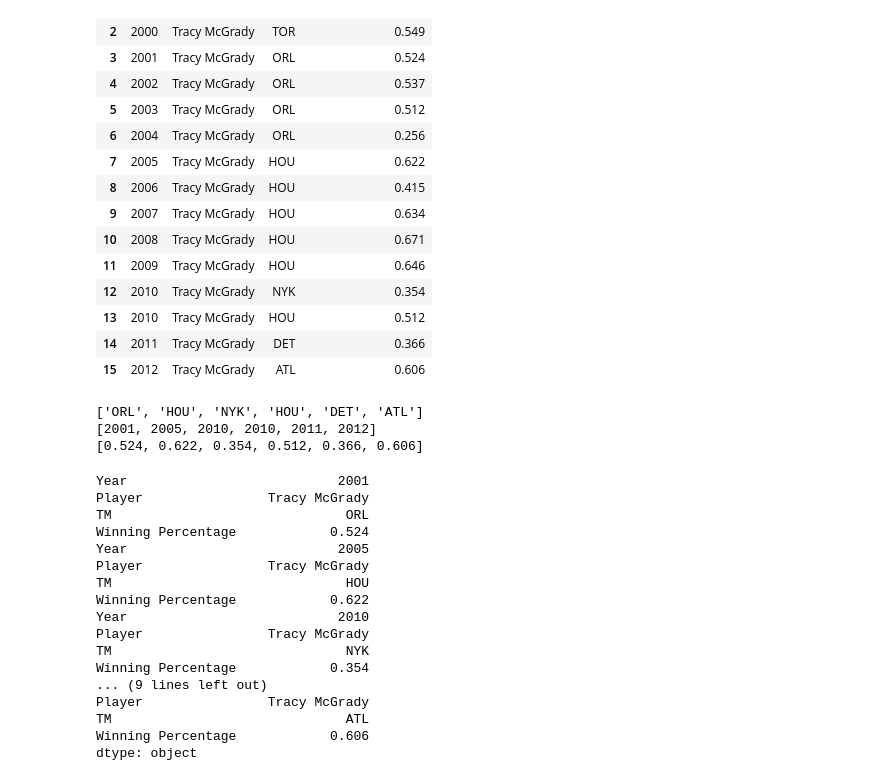
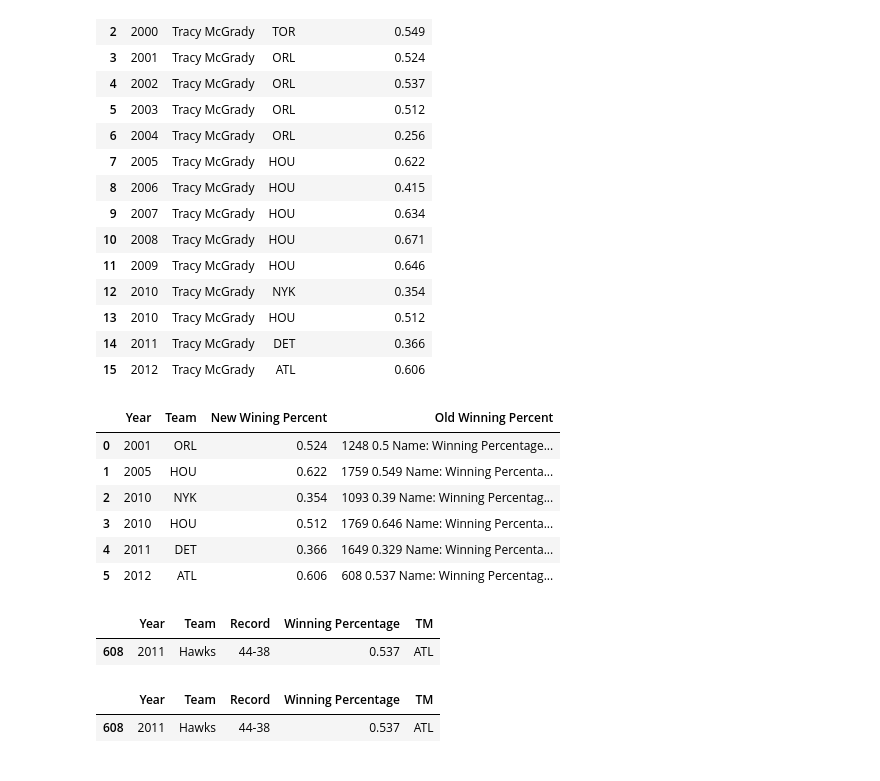
Before and after one commit to Kate-Yayla/Project1-Historical-NBA-Analysis, a Jupyter notebook: NBA Analysis.ipynb, the cells around one changed output. Cells and saved outputs as stored; diff of their text form; code cells hidden in the pictures.

```diff
--- a/NBA Analysis.ipynb
+++ b/NBA Analysis.ipynb
@@ -740,46 +734,60 @@ user_input_data
 # %%
 new_team = []
 year = []
 winning_percentage = []
+other = []
+other2 = []
 team_change = pd.Series([], dtype = 'float64')
 change = 0
 
 old_team = user_input_data.iloc[0,2]
 
 for row,values in user_input_data.iterrows():
     if values[2] != old_team:
+        newTm = values[2]
+        newYr = values[0] - 1
+        pv_team_Data = combined_team_data.loc[(combined_team_data['TM'] == newTm) & (combined_team_data['Year'] == newYr)]
+        other3 = pv_team_Data['Winning Percentage']
+        other2.append(other3)
+        win_Perc = pv_team_Data['Winning Percentage'] - values[3]
+        other.append(win_Perc)
         new_team.append(values[2])
         year.append(values[0])
         winning_percentage.append(values[3])
         team_change = pd.concat([team_change,values])
         old_team = values[2]
         change =+ 1
 
 if change == 0:
     print(f"Player didnot change his team")
 
-print(new_team)
-print(year)
-print(winning_percentage)
-team_change
+pd.DataFrame({
+        'Year' : year ,
+        'Team': new_team,
+        'New Wining Percent': winning_percentage,
+        'Old Winning Percent': other2,
+})
+
+# print(new_team)
+# print(year)
+# print(winning_percentage)
+# print(newYr)
+# team_change
 # %% [output]
-['ORL', 'HOU', 'NYK', 'HOU', 'DET', 'ATL']
-[2001, 2005, 2010, 2010, 2011, 2012]
-[0.524, 0.622, 0.354, 0.512, 0.366, 0.606]
-Year                           2001
-Player                Tracy McGrady
-TM                              ORL
-Winning Percentage            0.524
-Year                           2005
-Player                Tracy McGrady
-TM                              HOU
-Winning Percentage            0.622
-Year                           2010
-Player                Tracy McGrady
-TM                              NYK
-Winning Percentage            0.354
-... (9 lines left out)
-Player                Tracy McGrady
-TM                              ATL
-Winning Percentage            0.606
-dtype: object
+|  | Year | Team | New Wining Percent | Old Winning Percent |
+| 0 | 2001 | ORL | 0.524 | 1248 0.5 Name: Winning Percentage... |
+| 1 | 2005 | HOU | 0.622 | 1759 0.549 Name: Winning Percenta... |
+| 2 | 2010 | NYK | 0.354 | 1093 0.39 Name: Winning Percentag... |
+| 3 | 2010 | HOU | 0.512 | 1769 0.646 Name: Winning Percenta... |
+| 4 | 2011 | DET | 0.366 | 1649 0.329 Name: Winning Percenta... |
+| 5 | 2012 | ATL | 0.606 | 608 0.537 Name: Winning Percentag... |
+# %%
+ pv_team_Data
+# %% [output]
+|  | Year | Team | Record | Winning Percentage | TM |
+| 608 | 2011 | Hawks | 44-38 | 0.537 | ATL |
+# %%
+pv_team_Data
+# %% [output]
+|  | Year | Team | Record | Winning Percentage | TM |
+| 608 | 2011 | Hawks | 44-38 | 0.537 | ATL |
```
Also changed, not shown: parts of 2 cells of this notebook.
